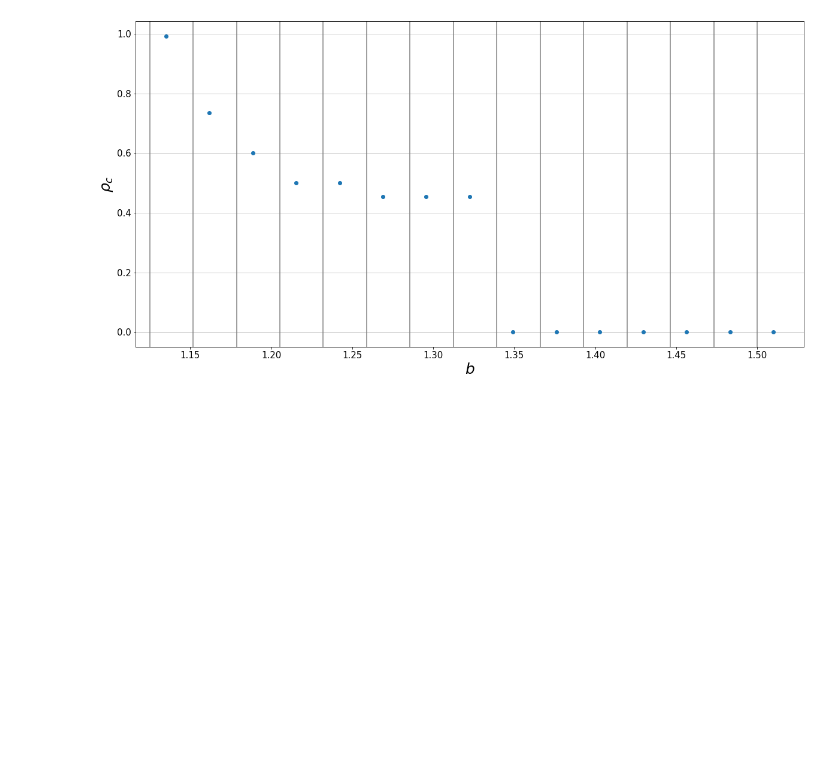
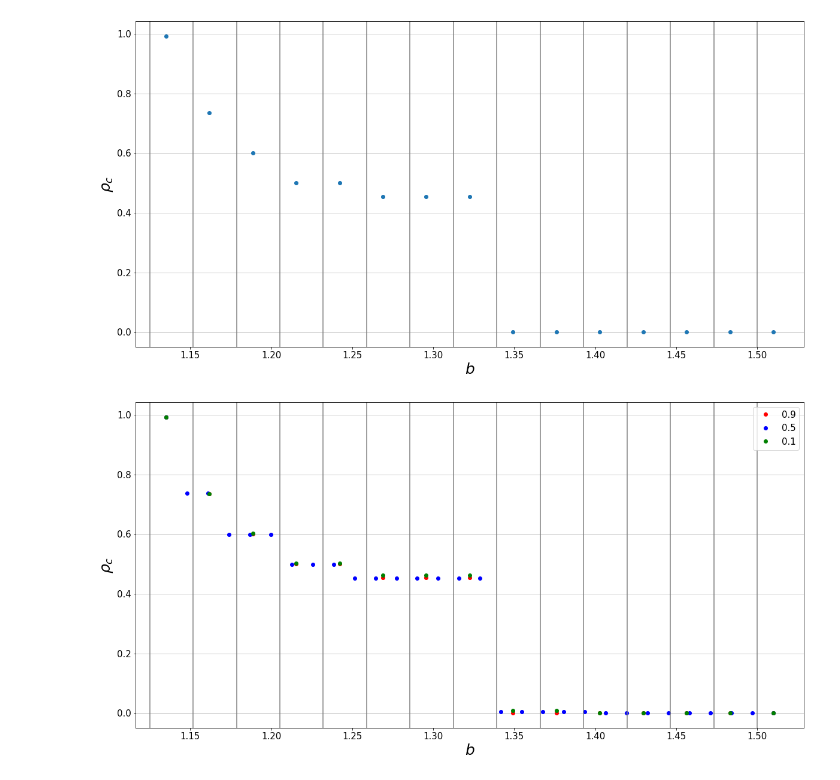
Before and after one commit to bu147/async_game, a Jupyter notebook: async_game_2.ipynb, the cells around one changed output. Drawn from its saved outputs; the diff is of its cells as text; code cells hidden in the pictures; blank space fills up the shorter version.

```diff
--- a/async_game_2.ipynb
+++ b/async_game_2.ipynb
@@ -429,3 +426,18 @@ ax.tick_params(axis='both', which='major', labelsize=15)
 ax.grid(b=True,axis='y')
 # %% [output]
 [figure]
+# %%
+#График зависимости плотности от b
+fig,ax = plt.subplots(1, 1, figsize=(20, 10))
+ax.plot(bs_short, p_tilda0_copy, 'o', color='red', label='0.9')
+ax.plot(bs, p_tilda1_copy, 'o', color='blue', label='0.5')
+ax.plot(bs_short, p_tilda2_copy, 'o', color='green', label='0.1')
+ax.set_xlabel('$%s$'%'b',fontsize=25)
+ax.set_ylabel('$%s$'%'\\rho_c',fontsize=25)
+for i in range(m_short):
+    ax.axvline(bs_short[i] - eps, color='grey')
+ax.legend(prop={'size': 15})
+ax.tick_params(axis='both', which='major', labelsize=15)
+ax.grid(b=True,axis='y')
+# %% [output]
+[figure, added]
```
Also changed, not shown: parts of 3 cells of this notebook.
